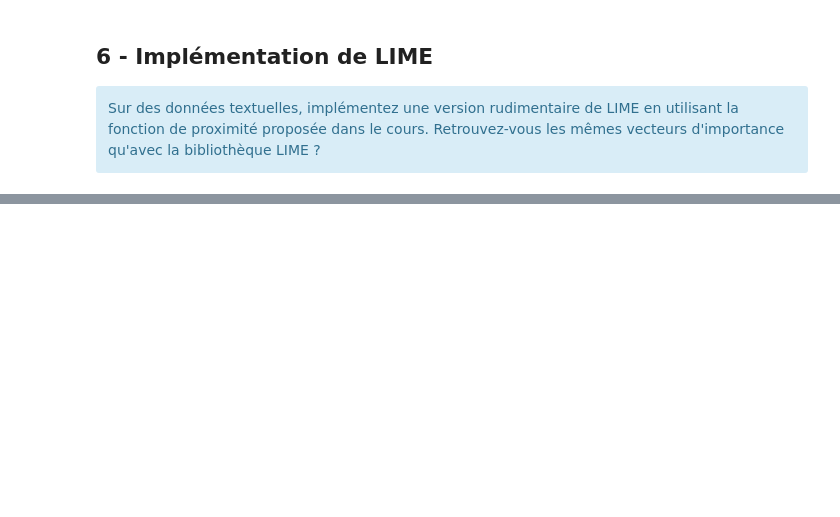
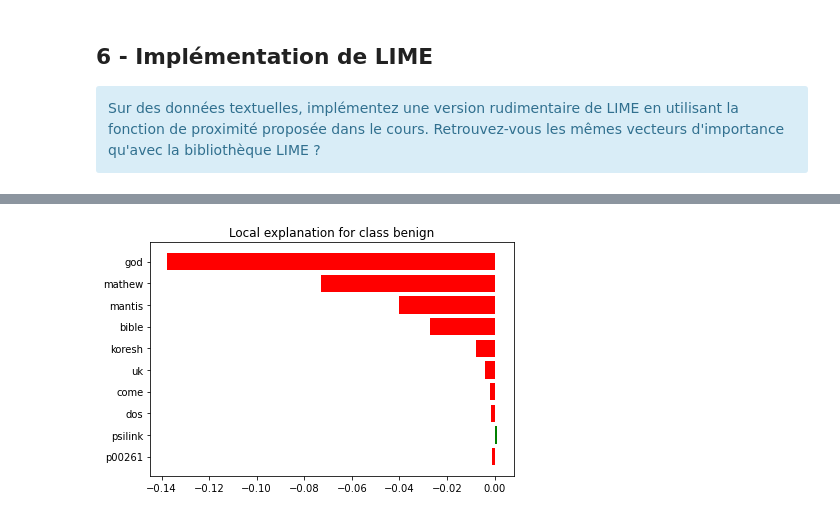
Before and after one commit to nour-bouchouchi/M2-XAI, a Jupyter notebook: tme3_Bouchouchi_Borchani.ipynb, the cells around one changed output, grey strips where cells are left out. Drawn from its saved outputs; the diff is of its cells as text; code cells hidden in the pictures; blank space fills up the shorter version.

```diff
--- a/tme3_Bouchouchi_Borchani.ipynb
+++ b/tme3_Bouchouchi_Borchani.ipynb
@@ -849,0 +798,7 @@ print(explanation)
+# %%
+#Explication par le vrai LIME
+exp = explainer.explain_instance(X_test[0], clf.predict_proba, num_features=10)
+exp.as_pyplot_figure()
+plt.tight_layout()
+# %% [output]
+[figure, added]
```
Also changed, not shown: parts of 51 cells of this notebook.
